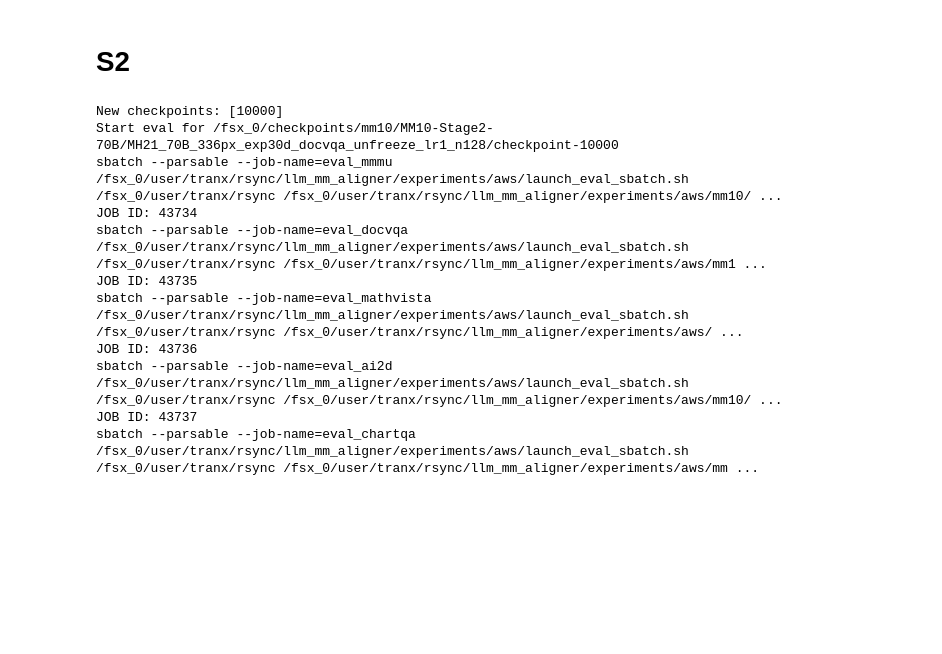
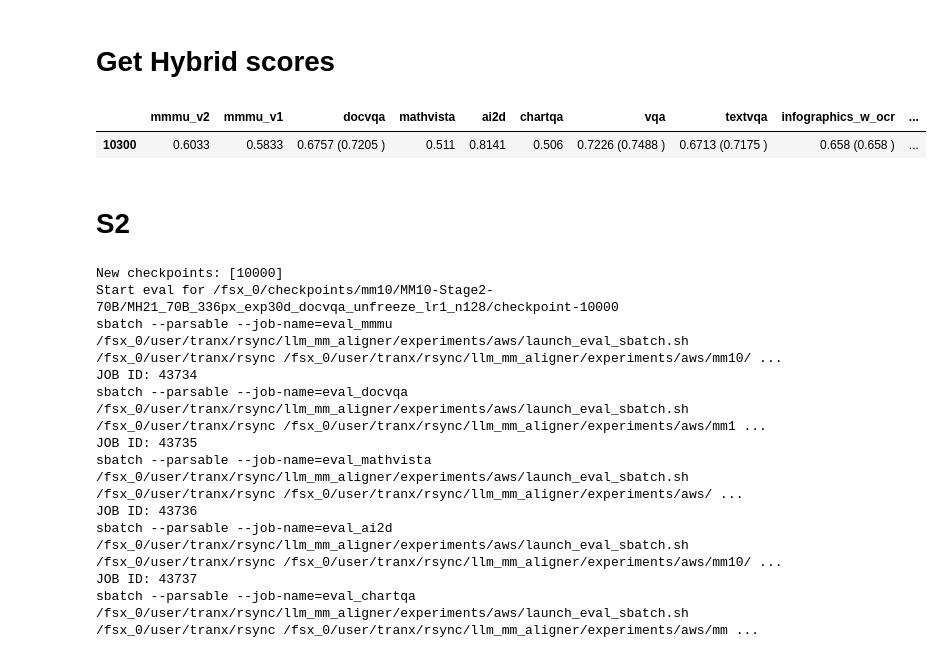
Before and after one commit to harrytranx/experiments, a Jupyter notebook: eval_mm10.ipynb, the cells around one changed output. Saved outputs shown, nothing was run; the diff lists cells and outputs as text; code cells hidden in the pictures; blank space fills up the shorter version.

Commit message:
update eval

```diff
--- a/eval_mm10.ipynb
+++ b/eval_mm10.ipynb
@@ -50,6 +52,17 @@ Running on host:  submit-1
  'infographics_w_ocr',
  'infographics',
  'mmbench']
+# %% [markdown]
+# Get Hybrid scores
+# %%
+eval_helper.get_eval_scores(
+    "/fsx_0/checkpoints/mm10/MM10-Stage2-70B/MH21_70B_336px_exp30d_docvqa_unfreeze_lr1_n128",
+    checkpoint_id=10300,
+    report_version="hybrid"
+)
+# %% [output]
+|  | mmmu_v2 | mmmu_v1 | docvqa | mathvista | ai2d | chartqa | vqa | textvqa | infographics_w_ocr | ... |
+| 10300 | 0.6033 | 0.5833 | 0.6757 (0.7205 ) | 0.511 | 0.8141 | 0.506 | 0.7226 (0.7488 ) | 0.6713 (0.7175 ) | 0.658 (0.658 ) | ... |
 # %% [markdown]
 # S2
 # %%
```
Also changed, not shown: parts of 7 cells of this notebook, 4 other files.
